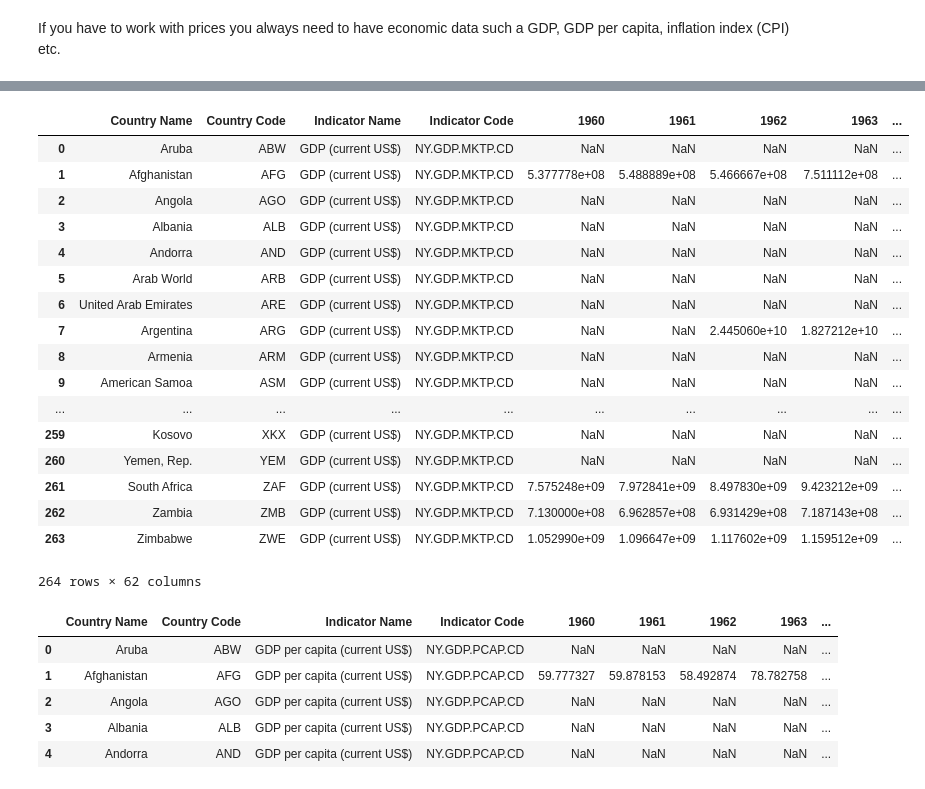
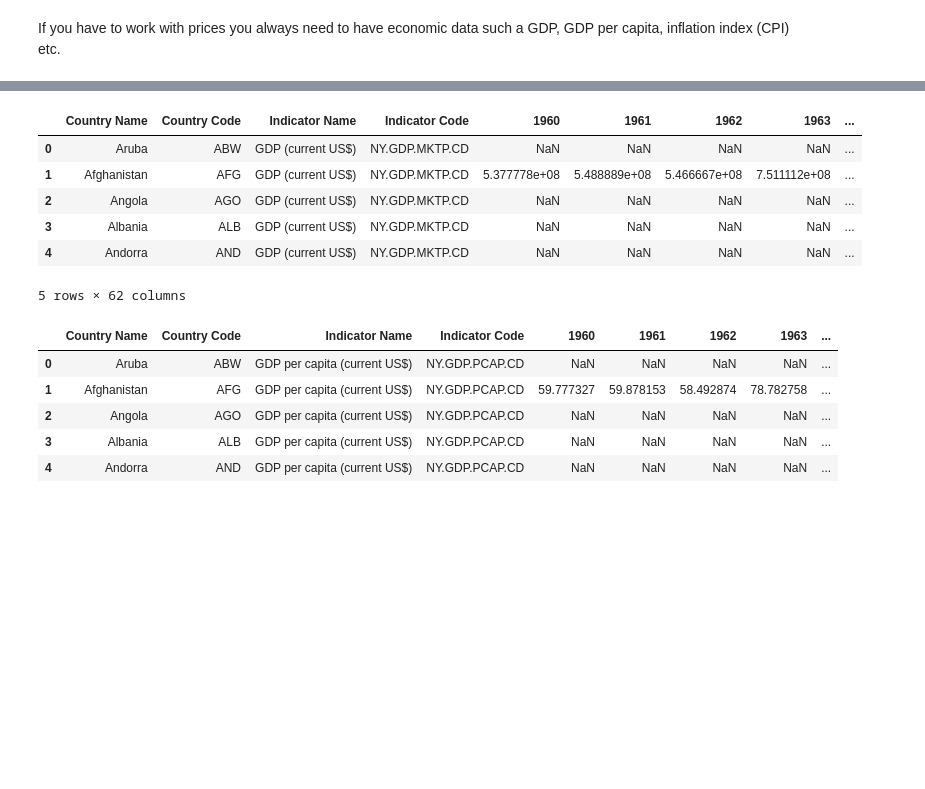
Before and after one commit to irynakostyshyn/coffee-price-prediction, a Jupyter notebook: merge_datasets.ipynb, the cells around one changed output, grey strips where cells are left out. Cells and saved outputs as stored; diff of their text form; code cells hidden in the pictures; blank space fills up the shorter version.

```diff
--- a/merge_datasets.ipynb
+++ b/merge_datasets.ipynb
@@ -57,25 +25,14 @@ print(df_cpi.loc[df_cpi['LOCATION'] == 'G-20'])
 # %%
 df_gdp = pd.read_csv("data/data/GDP.csv")
-df_gdp
+df_gdp.head()
 # %% [output]
 |  | Country Name | Country Code | Indicator Name | Indicator Code | 1960 | 1961 | 1962 | 1963 | ... |
 | 0 | Aruba | ABW | GDP (current US$) | NY.GDP.MKTP.CD | NaN | NaN | NaN | NaN | ... |
 | 1 | Afghanistan | AFG | GDP (current US$) | NY.GDP.MKTP.CD | 5.377778e+08 | 5.488889e+08 | 5.466667e+08 | 7.511112e+08 | ... |
 | 2 | Angola | AGO | GDP (current US$) | NY.GDP.MKTP.CD | NaN | NaN | NaN | NaN | ... |
 | 3 | Albania | ALB | GDP (current US$) | NY.GDP.MKTP.CD | NaN | NaN | NaN | NaN | ... |
 | 4 | Andorra | AND | GDP (current US$) | NY.GDP.MKTP.CD | NaN | NaN | NaN | NaN | ... |
-| 5 | Arab World | ARB | GDP (current US$) | NY.GDP.MKTP.CD | NaN | NaN | NaN | NaN | ... |
-| 6 | United Arab Emirates | ARE | GDP (current US$) | NY.GDP.MKTP.CD | NaN | NaN | NaN | NaN | ... |
-| 7 | Argentina | ARG | GDP (current US$) | NY.GDP.MKTP.CD | NaN | NaN | 2.445060e+10 | 1.827212e+10 | ... |
-| 8 | Armenia | ARM | GDP (current US$) | NY.GDP.MKTP.CD | NaN | NaN | NaN | NaN | ... |
-| 9 | American Samoa | ASM | GDP (current US$) | NY.GDP.MKTP.CD | NaN | NaN | NaN | NaN | ... |
-| ... | ... | ... | ... | ... | ... | ... | ... | ... | ... |
-| 259 | Kosovo | XKX | GDP (current US$) | NY.GDP.MKTP.CD | NaN | NaN | NaN | NaN | ... |
-| 260 | Yemen, Rep. | YEM | GDP (current US$) | NY.GDP.MKTP.CD | NaN | NaN | NaN | NaN | ... |
-| 261 | South Africa | ZAF | GDP (current US$) | NY.GDP.MKTP.CD | 7.575248e+09 | 7.972841e+09 | 8.497830e+09 | 9.423212e+09 | ... |
-| 262 | Zambia | ZMB | GDP (current US$) | NY.GDP.MKTP.CD | 7.130000e+08 | 6.962857e+08 | 6.931429e+08 | 7.187143e+08 | ... |
-| 263 | Zimbabwe | ZWE | GDP (current US$) | NY.GDP.MKTP.CD | 1.052990e+09 | 1.096647e+09 | 1.117602e+09 | 1.159512e+09 | ... |
-264 rows × 62 columns
+5 rows × 62 columns
 # %%
 df_gdp_per_c = pd.read_csv("data/data/GDP-per-capita.csv")
 df_gdp_per_c.head()
```
Also changed, not shown: parts of 22 cells of this notebook, 2 other files.
